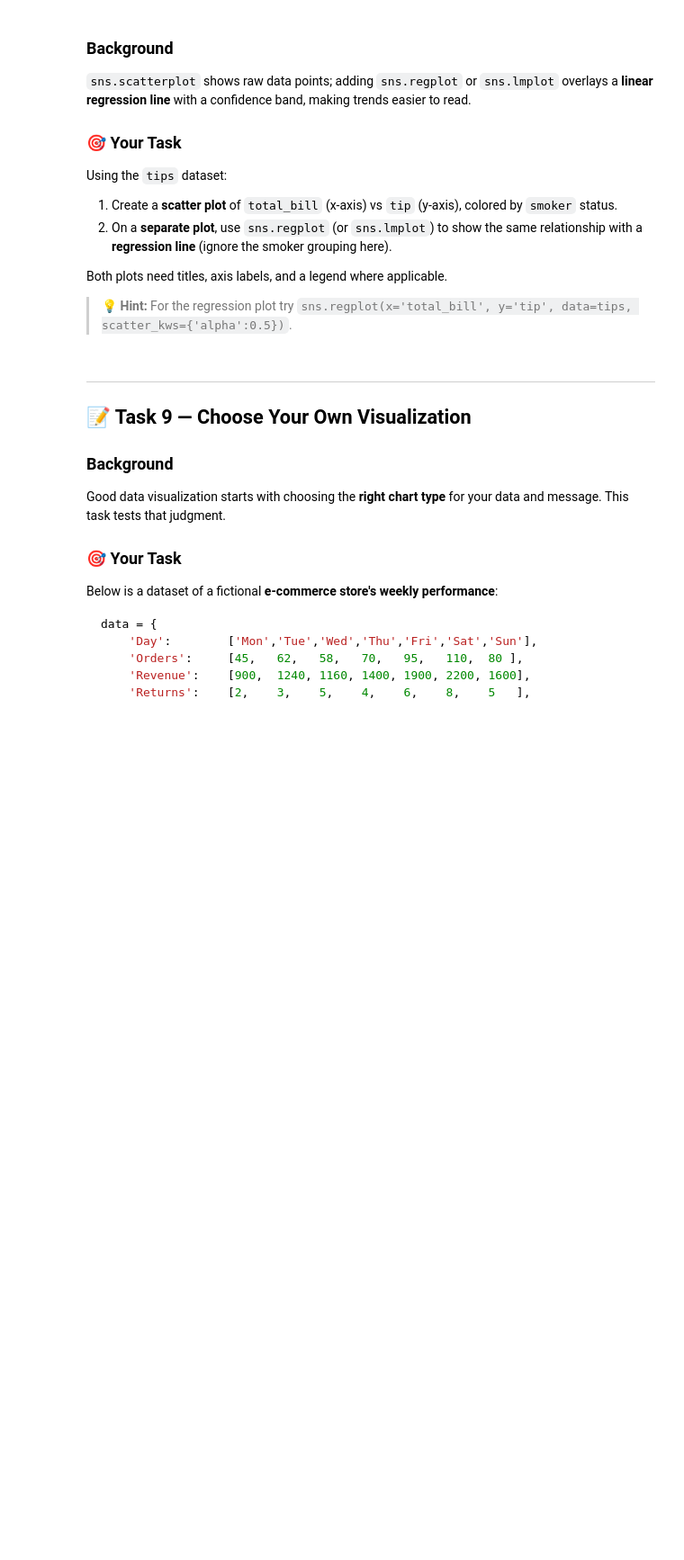
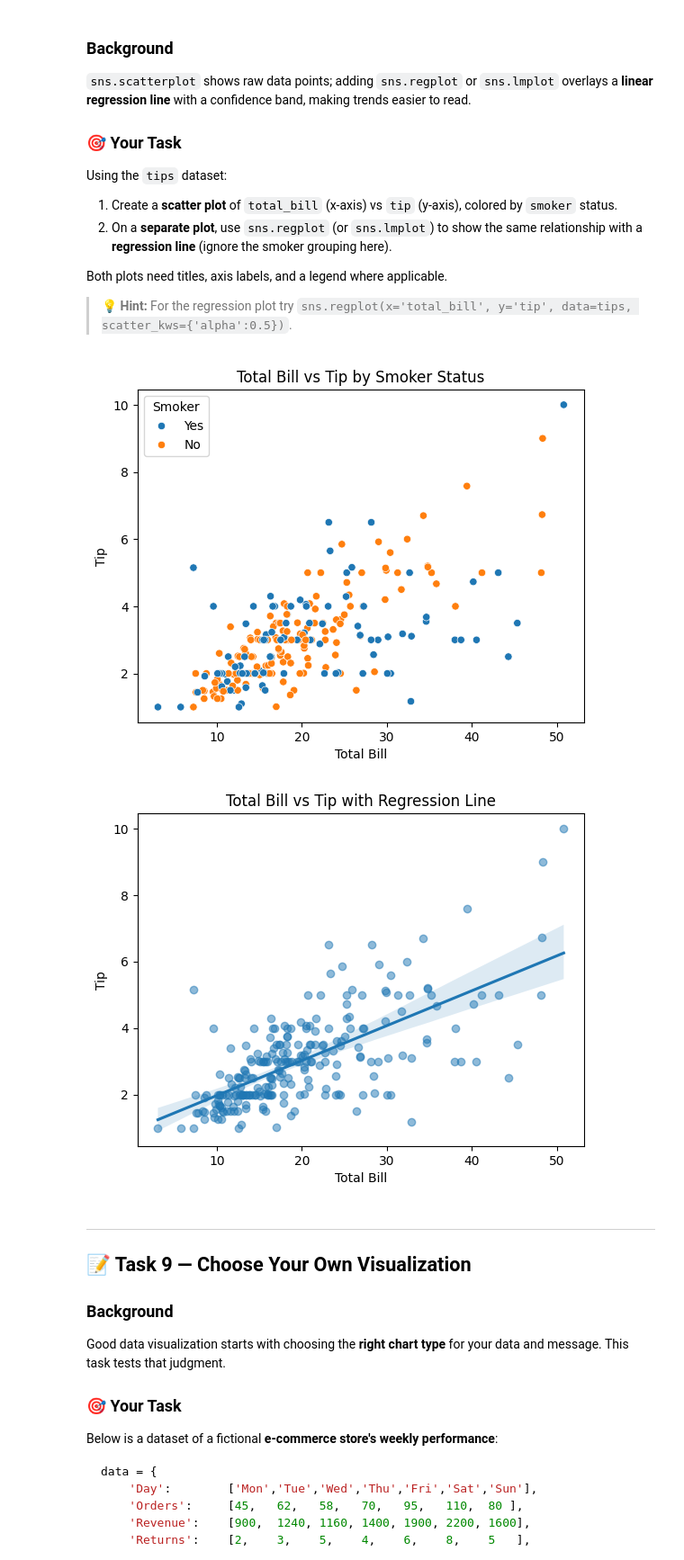
Before and after one commit to FurqanAlyy/AI-ML-NIAI, a Jupyter notebook: Data_Visualization_Worksheet.ipynb, the cells around one changed output. Shown at 90% size. Cells and saved outputs as stored; diff of their text form; code cells hidden in the pictures; blank space fills up the shorter version.

```diff
--- a/Data_Visualization_Worksheet.ipynb
+++ b/Data_Visualization_Worksheet.ipynb
@@ -358,3 +351,28 @@ tips = sns.load_dataset('tips')
+# %%
+tips = sns.load_dataset('tips')
+
+# YOUR CODE HERE — Part 1: Scatter plot colored by smoker status
+sns.scatterplot(data=tips, x='total_bill', y='tip', hue='smoker')
+plt.title('Total Bill vs Tip by Smoker Status')
+plt.xlabel('Total Bill')
+plt.ylabel('Tip')
+plt.legend(title='Smoker')
+plt.show()
+
+# YOUR CODE HERE — Part 2: Regression plot (total_bill vs tip)
+sns.regplot(
+    data=tips,
+    x='total_bill',
+    y='tip',
+    scatter_kws={'alpha':0.5}
+)
+plt.title('Total Bill vs Tip with Regression Line')
+plt.xlabel('Total Bill')
+plt.ylabel('Tip')
+plt.show()
+# %% [output]
+[figure, added]
+[figure, added]
 # %% [markdown]
 ---
 ## 📝 Task 9 — Choose Your Own Visualization
```
Also changed, not shown: parts of 1 cell of this notebook.
